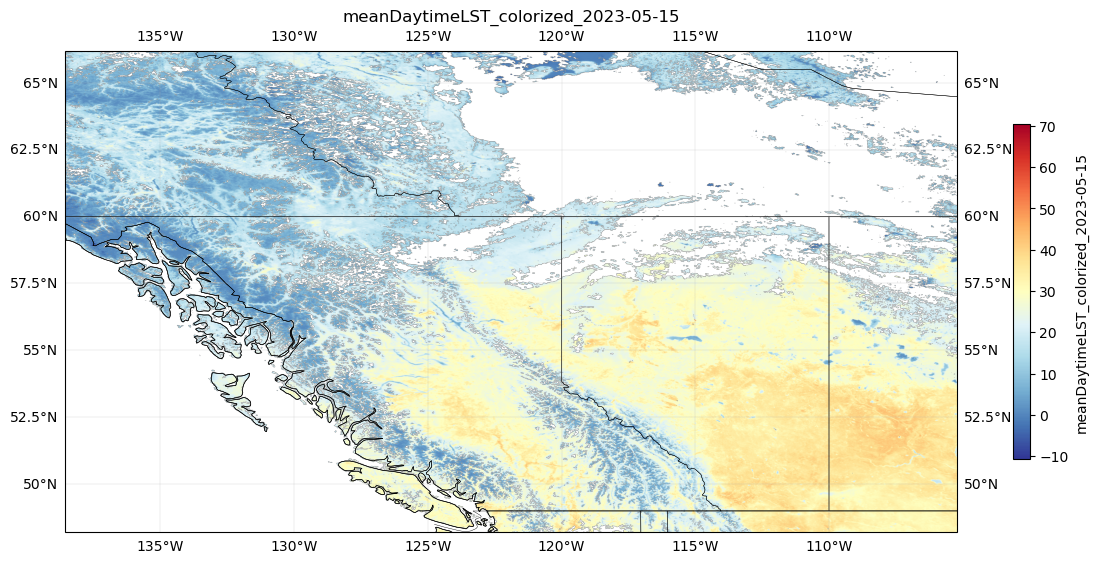
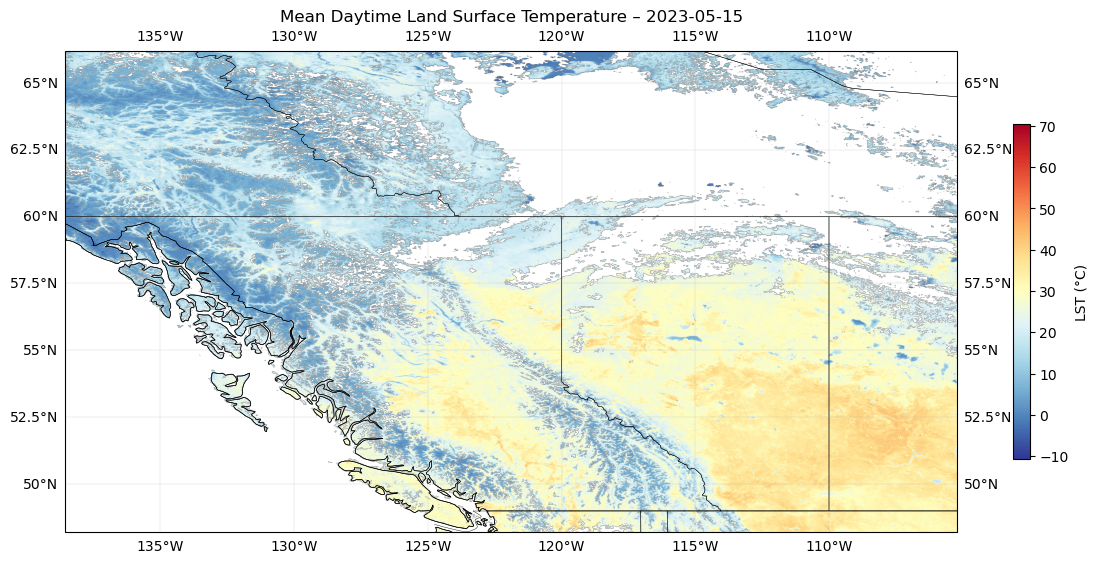
The notebook cell's code change between the first figure and the second:
--- before
+++ after
@@ -46,9 +46,9 @@
 
 # Zoom
-ax.set_extent([bounds.left, bounds.right, bounds.bottom, bounds.top],
-               crs=ccrs.PlateCarree())
+# ax.set_extent([bounds.left, bounds.right, bounds.bottom, bounds.top],
+#                crs=ccrs.PlateCarree())
 
-plt.colorbar(im, ax=ax, label=Path(tif).stem, shrink=0.6)
-ax.set_title(Path(tif).stem)
+plt.colorbar(im, ax=ax, label="LST (°C)", shrink=0.6)
+ax.set_title("Mean Daytime Land Surface Temperature – 2023-05-15")
 plt.tight_layout()
 plt.show()

Commit: Update codes for graph